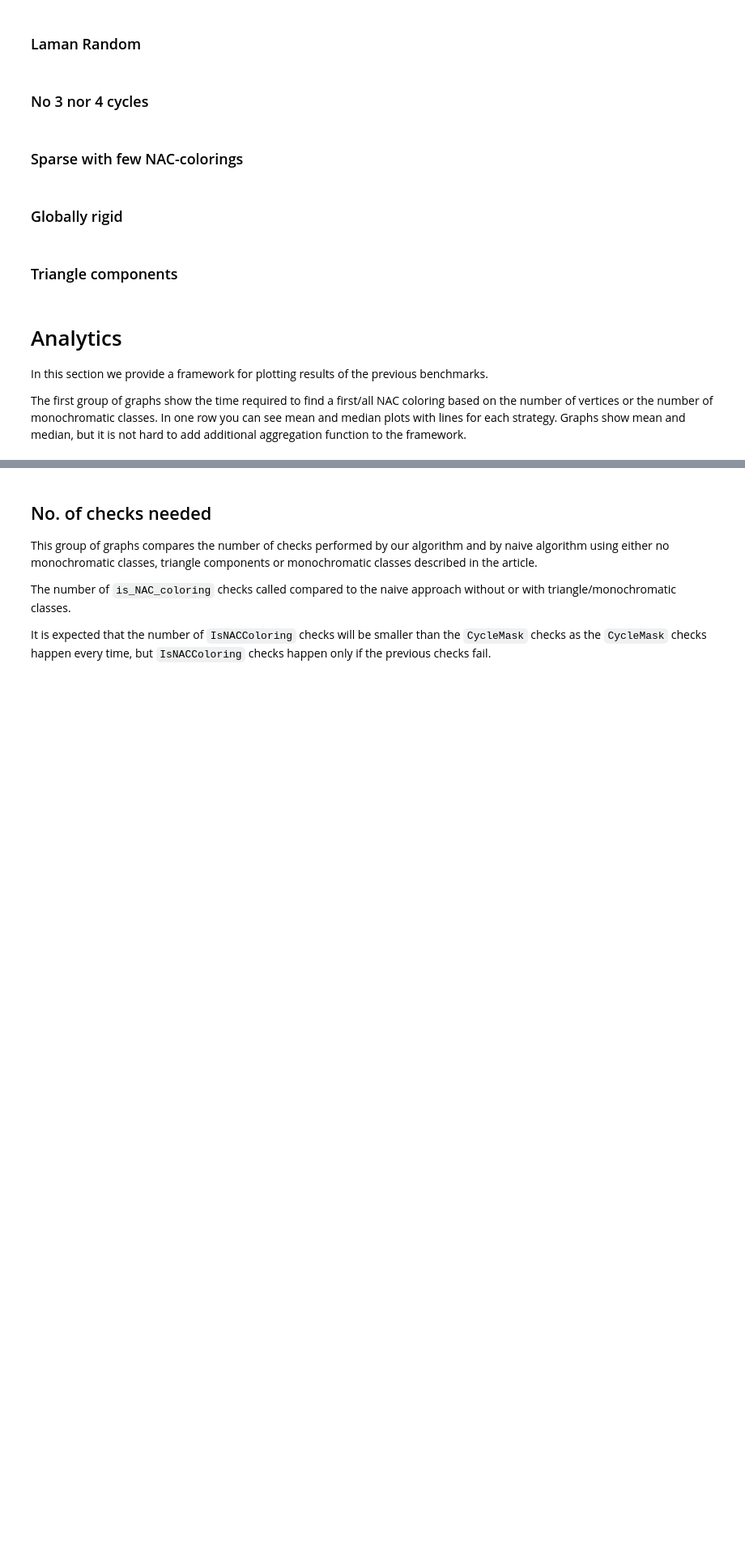
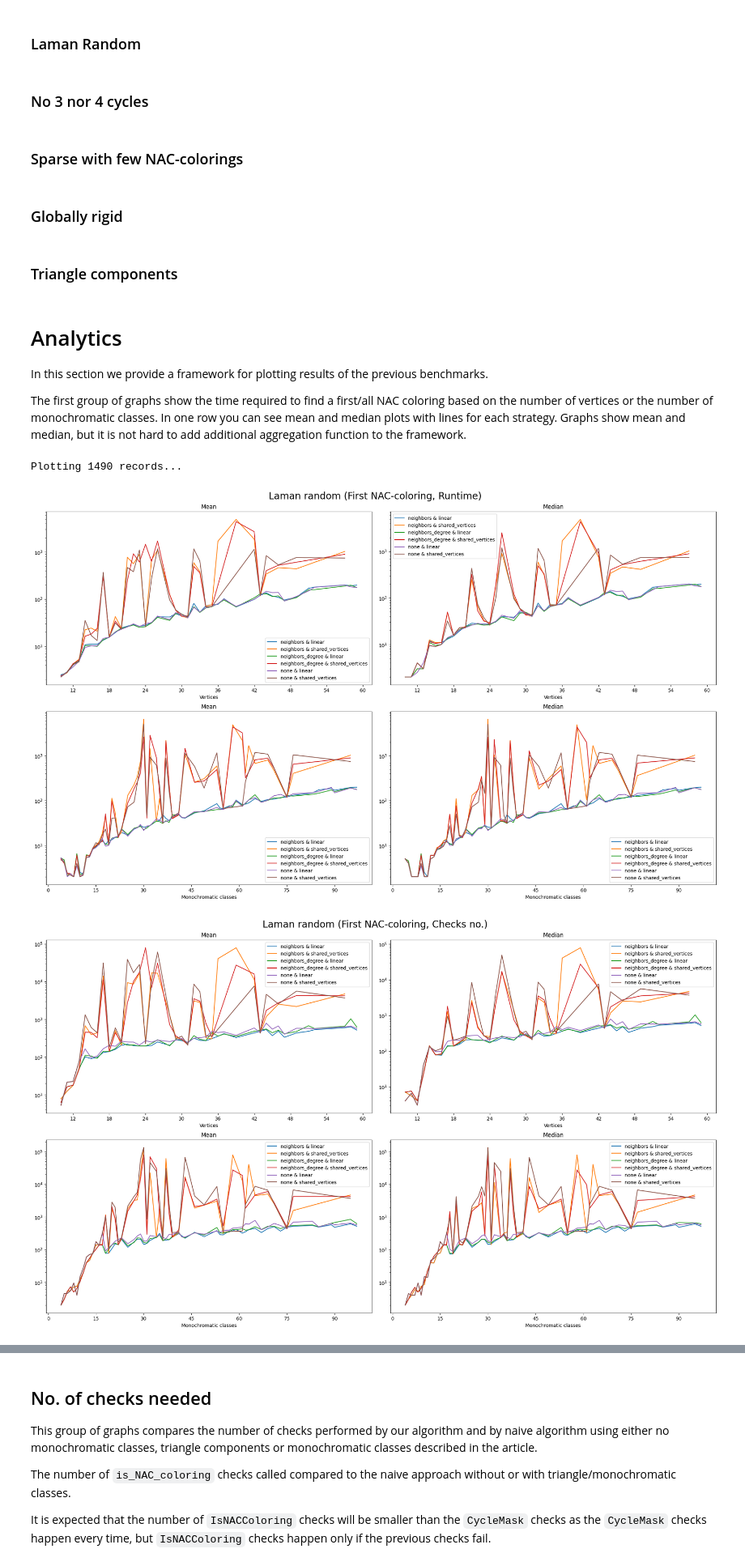
Before and after one commit to Lastaapps/bc_thesis_code, a Jupyter notebook: NAC_benchmark_presentation.ipynb, the cells around one changed output, grey strips where cells are left out. Shown at 81% size. Cells and saved outputs as stored; diff of their text form; code cells hidden in the pictures; blank space fills up the shorter version.

```diff
--- a/NAC_benchmark_presentation.ipynb
+++ b/NAC_benchmark_presentation.ipynb
@@ -347,14 +347,15 @@ def _find_latest_record_file(
     file_name = data[0]
     return file_name
 
-def load_records(file_name: str | None = None, dir = OUTPUT_DIR) -> pd.DataFrame:
+def load_records(file_name: str | None = None, dir = OUTPUT_DIR, allow_output: bool = False) -> pd.DataFrame:
     """
     Loads the results from the last run or the run specified by `file_name` in the `dir` given.
     """
     if file_name == None:
         file_name = _find_latest_record_file(_BENCH_FILE_START, dir)
         if file_name is None:
-            print("No file with results found!")
+            if allow_output:
+                print("No file with results found!")
             return toBenchmarkResults()
         print(f"Found file: {file_name}")
 
@@ -797,9 +798,18 @@ def _group_and_plot(
                 title = ",".join([name, value_column]) if len(value_columns) > 1 else name
                 ax.plot(data.index, data[value_column], label=title)
 
-        ax.set_title(f"{x_column} {based_on} ({aggregation})")
+        rename_based_on = {
+            "vertex_no": "Vertices",
+            "triangle_components_no": "Triangle components",
+            "monochromatic_classes_no": "Monochromatic classes",
+        }
+
+        # ax.set_title(f"{rename_based_on[x_column]} {based_on} ({aggregation})")
+        # ax.set_title(f"{rename_based_on[x_column]} ({aggregation})")
+        ax.set_title(f"{aggregation.capitalize()}")
         ax.set_yscale("log")
         ax.xaxis.set_major_locator(MaxNLocator(integer=True))
+        ax.set_xlabel(rename_based_on[x_column])
         ax.legend()
 
 def plot_frame(
@@ -823,6 +833,13 @@ def plot_frame(
     print(f"Plotting {df.shape[0]} records...")
     figs = []
 
+    title_rename = {
+        "nac_first_mean_time": "First NAC-coloring, Runtime",
+        "nac_first_check_cycle_mask": "First NAC-coloring, Checks no.",
+        "nac_all_mean_time": "All NAC-colorings, Runtime",
+        "nac_all_check_cycle_mask": "All NAC-colorings, Checks no.",
+    }
+
     for value_columns in ops_value_columns_sets:
         local_df = df[(df[value_columns] != 0).all(axis=1)]
         if local_df.shape[0] == 0:
@@ -831,7 +848,8 @@ def plot_frame(
         nrows = len(ops_x_column) * len(ops_based_on)
         ncols = len(ops_aggregation)
         fig = figure(nrows * ncols, (20, 6 * nrows), layout='constrained')
-        fig.suptitle(f"{title} - time of NAC coloring search ({value_columns})", fontsize=20)
+        title_detail = " | ".join(title_rename[value_column] for value_column in value_columns)
+        fig.suptitle(f"{title} ({title_detail})", fontsize=20)
         figs.append(fig)
 
         row = 0
@@ -846,5 +864,9 @@ def plot_frame(
 
 # [display(fig) for fig in plot_frame("Laman", df_analytics.query("dataset == 'laman'"))]
 # %%
-if False:
+if True:
     [display(fig) for fig in plot_frame("Laman random", df_analytics.query("dataset == 'laman_random'"))]
+# %% [output]
+Plotting 1490 records...
+[figure, added]
+[figure, added]
```
Also changed, not shown: parts of 3 cells of this notebook.
